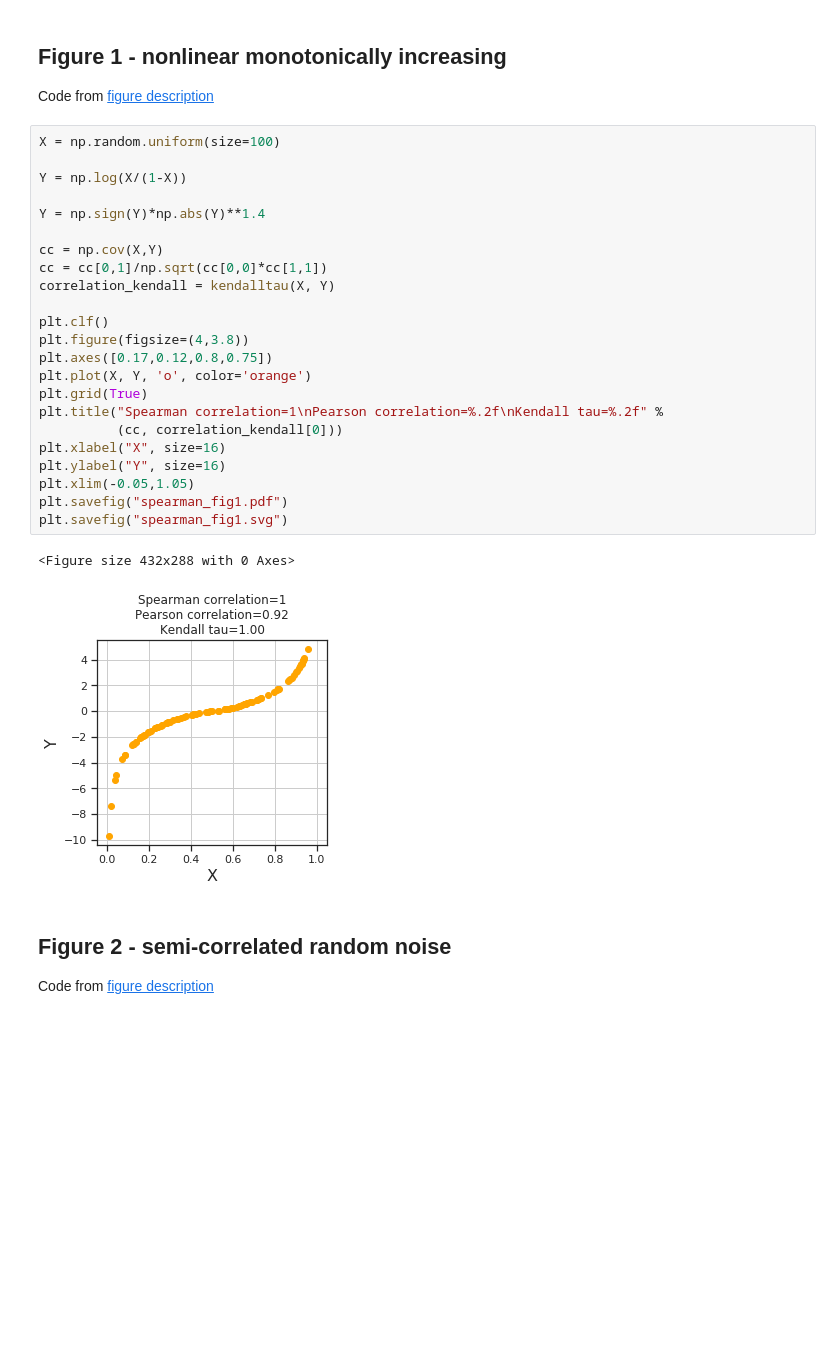
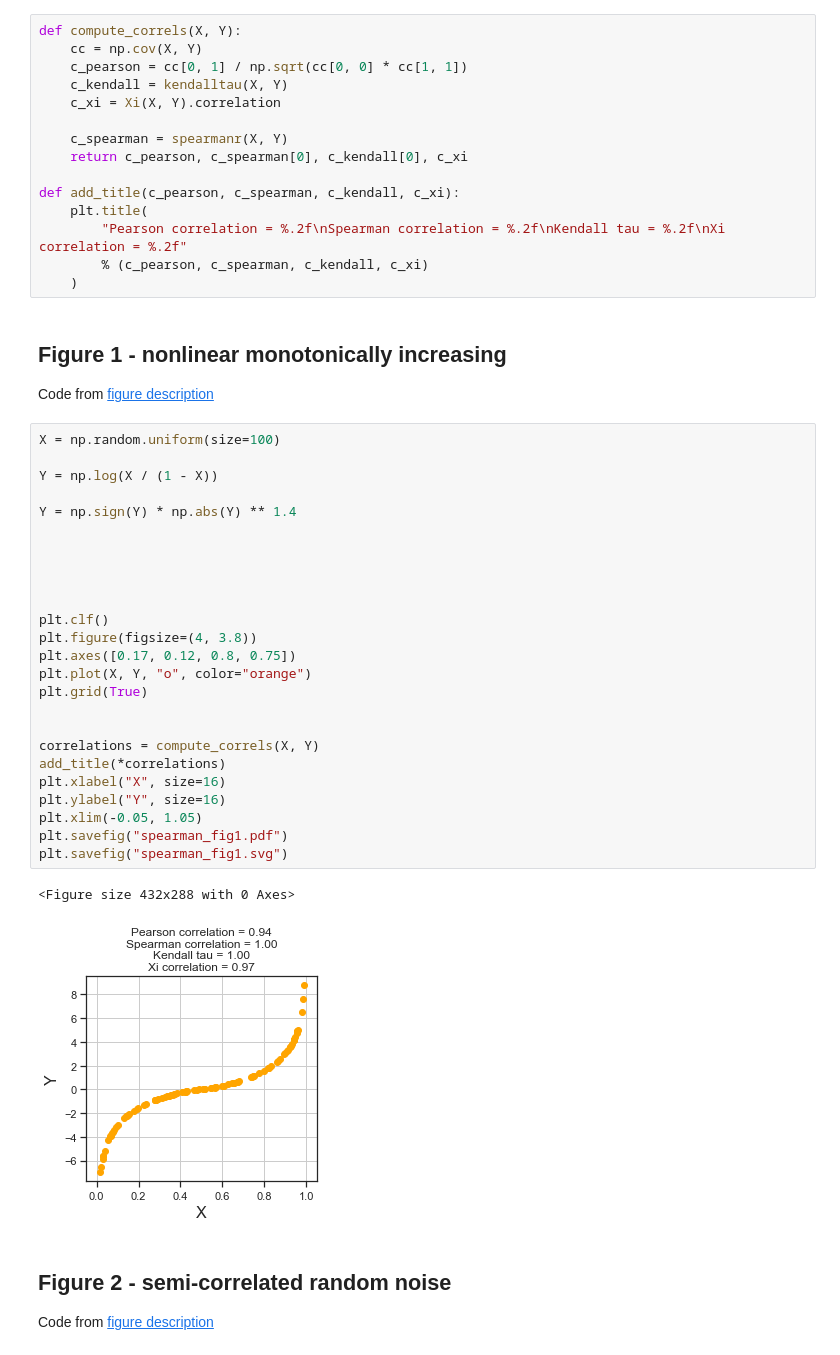
Before and after one commit to czbiohub-sf/xicor, a Jupyter notebook: notebooks/compare_correlation_metrics.ipynb, the cells around one changed output. Saved outputs shown, nothing was run; the diff lists cells and outputs as text; blank space fills up the shorter version.

```diff
--- a/notebooks/compare_correlation_metrics.ipynb
+++ b/notebooks/compare_correlation_metrics.ipynb
@@ -13,3 +17,18 @@ sns.set(style="ticks")
+# %%
+def compute_correls(X, Y):
+    cc = np.cov(X, Y)
+    c_pearson = cc[0, 1] / np.sqrt(cc[0, 0] * cc[1, 1])
+    c_kendall = kendalltau(X, Y)
+    c_xi = Xi(X, Y).correlation
+
+    c_spearman = spearmanr(X, Y)
+    return c_pearson, c_spearman[0], c_kendall[0], c_xi
+
+def add_title(c_pearson, c_spearman, c_kendall, c_xi):
+    plt.title(
+        "Pearson correlation = %.2f\nSpearman correlation = %.2f\nKendall tau = %.2f\nXi correlation = %.2f"
+        % (c_pearson, c_spearman, c_kendall, c_xi)
+    )
 # %% [markdown]
 ## Figure 1 - nonlinear monotonically increasing
 
@@ -17,29 +36,31 @@ Code from [figure description](https://en.wikipedia.org/wiki/File:Spearman_fig1.
 # %%
 X = np.random.uniform(size=100)
 
-Y = np.log(X/(1-X))
+Y = np.log(X / (1 - X))
 
-Y = np.sign(Y)*np.abs(Y)**1.4
+Y = np.sign(Y) * np.abs(Y) ** 1.4
 
-cc = np.cov(X,Y)
-cc = cc[0,1]/np.sqrt(cc[0,0]*cc[1,1])
-correlation_kendall = kendalltau(X, Y)
+
+
+
 
 plt.clf()
-plt.figure(figsize=(4,3.8))
-plt.axes([0.17,0.12,0.8,0.75])
-plt.plot(X, Y, 'o', color='orange')
+plt.figure(figsize=(4, 3.8))
+plt.axes([0.17, 0.12, 0.8, 0.75])
+plt.plot(X, Y, "o", color="orange")
 plt.grid(True)
-plt.title("Spearman correlation=1\nPearson correlation=%.2f\nKendall tau=%.2f" %
-          (cc, correlation_kendall[0]))
+
+
+correlations = compute_correls(X, Y)
+add_title(*correlations)
 plt.xlabel("X", size=16)
 plt.ylabel("Y", size=16)
-plt.xlim(-0.05,1.05)
+plt.xlim(-0.05, 1.05)
 plt.savefig("spearman_fig1.pdf")
 plt.savefig("spearman_fig1.svg")
 # %% [output]
 <Figure size 432x288 with 0 Axes>
-[figure, old version]
+[figure, new version]
 # %% [markdown]
 ## Figure 2 - semi-correlated random noise
 
```
Also changed, not shown: parts of 11 cells of this notebook, 3 other files.
